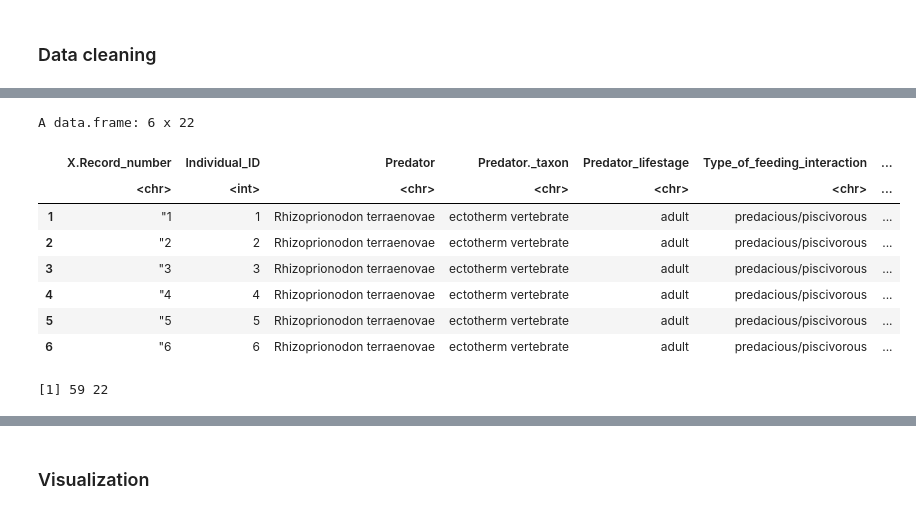
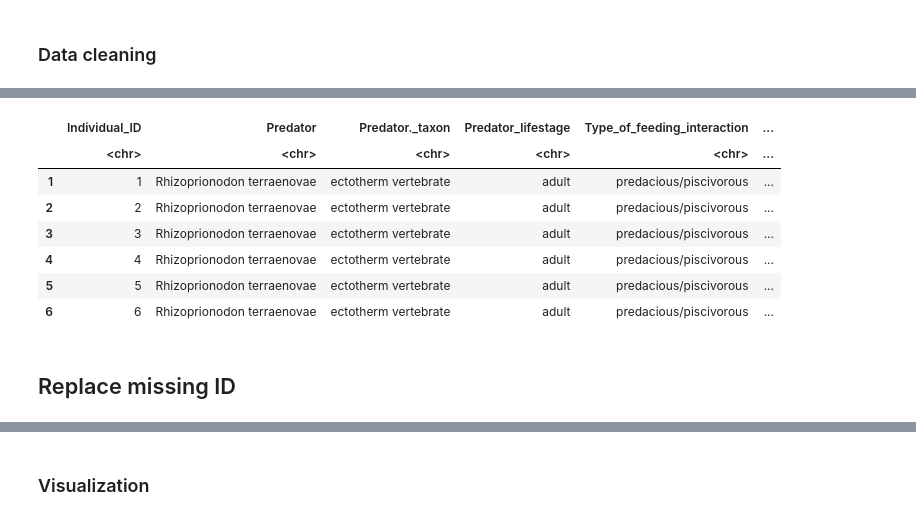
Before and after one commit to zfourati/Predator-and-prey-body-sizes-in-marine-food-webs, a Jupyter notebook: script.ipynb, the cells around one changed output, grey strips where cells are left out. Drawn from its saved outputs; the diff is of its cells as text; code cells hidden in the pictures.

Commit message:
add missing individual ID

```diff
--- a/script.ipynb
+++ b/script.ipynb
@@ -47,7 +35,7 @@ data_raw <- read.csv(
   fileEncoding = "latin1"
 )
 
-cols_to_keep <- c("X.Record_number", "Individual_ID", "Predator",
+cols_to_keep <- c( "Individual_ID", "Predator",
                   "Predator._taxon", "Predator_lifestage",
                   "Type_of_feeding_interaction", "Standardised.predator.length",
                   "SI.predator.mass", "Diet.coverage",
@@ -65,10 +52,10 @@ Warning message in scan(file = file, what = what, sep = sep, quote = quote, dec
-A data.frame: 6 x 22
-|  | X.Record_number | Individual_ID | Predator | Predator._taxon | Predator_lifestage | Type_of_feeding_interaction | ... |
-|  | <chr> | <int> | <chr> | <chr> | <chr> | <chr> | ... |
-| 1 | "1 | 1 | Rhizoprionodon terraenovae | ectotherm vertebrate | adult | predacious/piscivorous | ... |
-| 2 | "2 | 2 | Rhizoprionodon terraenovae | ectotherm vertebrate | adult | predacious/piscivorous | ... |
-| 3 | "3 | 3 | Rhizoprionodon terraenovae | ectotherm vertebrate | adult | predacious/piscivorous | ... |
-| 4 | "4 | 4 | Rhizoprionodon terraenovae | ectotherm vertebrate | adult | predacious/piscivorous | ... |
-| 5 | "5 | 5 | Rhizoprionodon terraenovae | ectotherm vertebrate | adult | predacious/piscivorous | ... |
-| 6 | "6 | 6 | Rhizoprionodon terraenovae | ectotherm vertebrate | adult | predacious/piscivorous | ... |
+|  | Individual_ID | Predator | Predator._taxon | Predator_lifestage | Type_of_feeding_interaction | ... |
+|  | <chr> | <chr> | <chr> | <chr> | <chr> | ... |
+| 1 | 1 | Rhizoprionodon terraenovae | ectotherm vertebrate | adult | predacious/piscivorous | ... |
+| 2 | 2 | Rhizoprionodon terraenovae | ectotherm vertebrate | adult | predacious/piscivorous | ... |
+| 3 | 3 | Rhizoprionodon terraenovae | ectotherm vertebrate | adult | predacious/piscivorous | ... |
+| 4 | 4 | Rhizoprionodon terraenovae | ectotherm vertebrate | adult | predacious/piscivorous | ... |
+| 5 | 5 | Rhizoprionodon terraenovae | ectotherm vertebrate | adult | predacious/piscivorous | ... |
+| 6 | 6 | Rhizoprionodon terraenovae | ectotherm vertebrate | adult | predacious/piscivorous | ... |
-[1] 59 22
+# %% [markdown]
+## Replace missing ID
```
Also changed, not shown: parts of 5 cells of this notebook.
